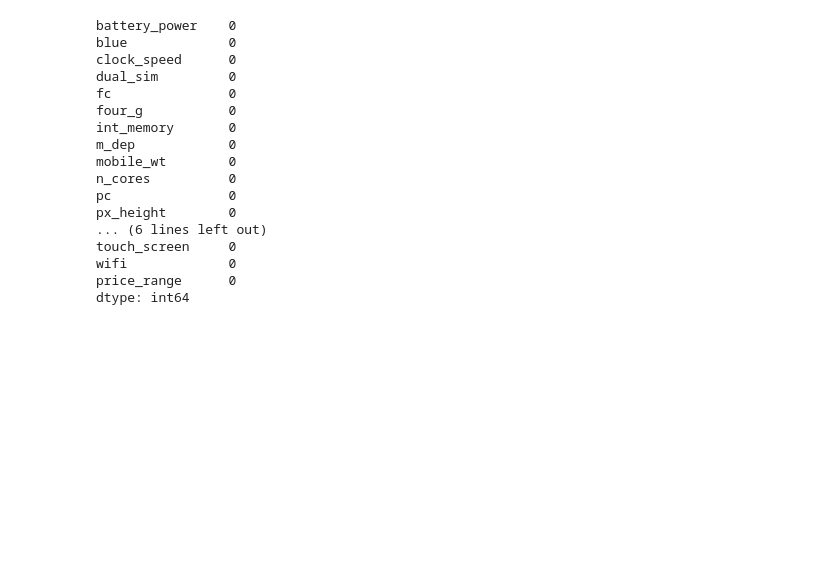
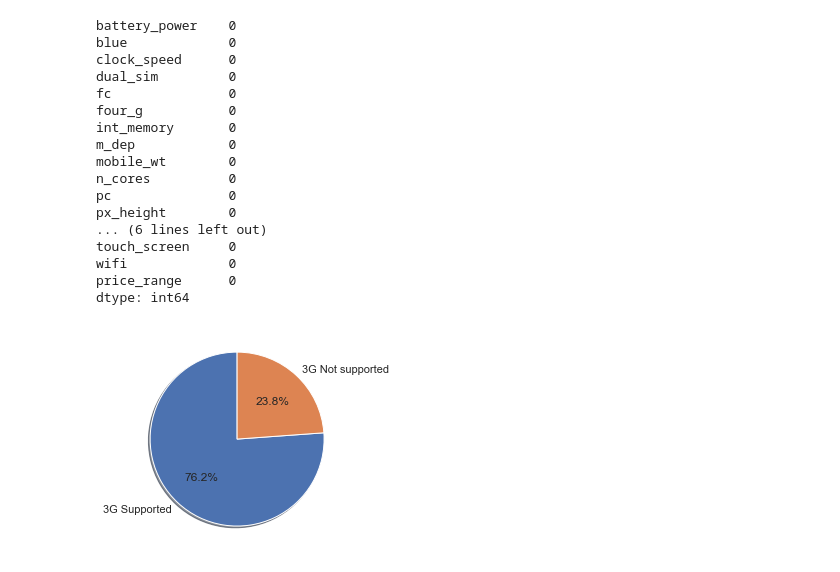
Before and after one commit to ingadanek/Price-Prediction, a Jupyter notebook: Untitled.ipynb, the cells around one changed output. Saved outputs shown, nothing was run; the diff lists cells and outputs as text; code cells hidden in the pictures; blank space fills up the shorter version.

```diff
--- a/Untitled.ipynb
+++ b/Untitled.ipynb
@@ -65,0 +64,13 @@ dtype: int64
+# %%
+# EDA
+
+# % of Phones which support 3G
+
+labels = ["3G Supported",'3G Not supported']
+values=train_data['three_g'].value_counts().values
+# %%
+fig1, ax1 = plt.subplots()
+ax1.pie(values, labels=labels, autopct='%1.1f%%',shadow=True,startangle=90)
+plt.show()
+# %% [output]
+[figure, added]
```
Also changed, not shown: parts of 3 cells of this notebook.
